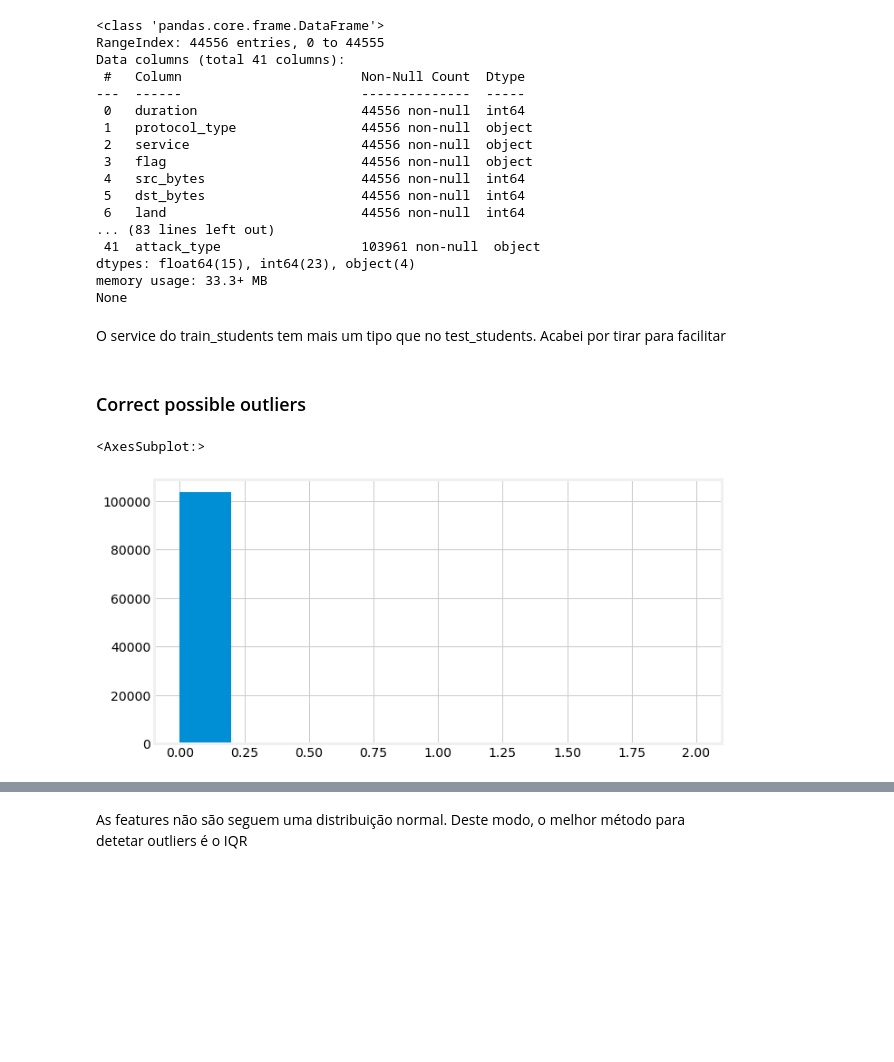
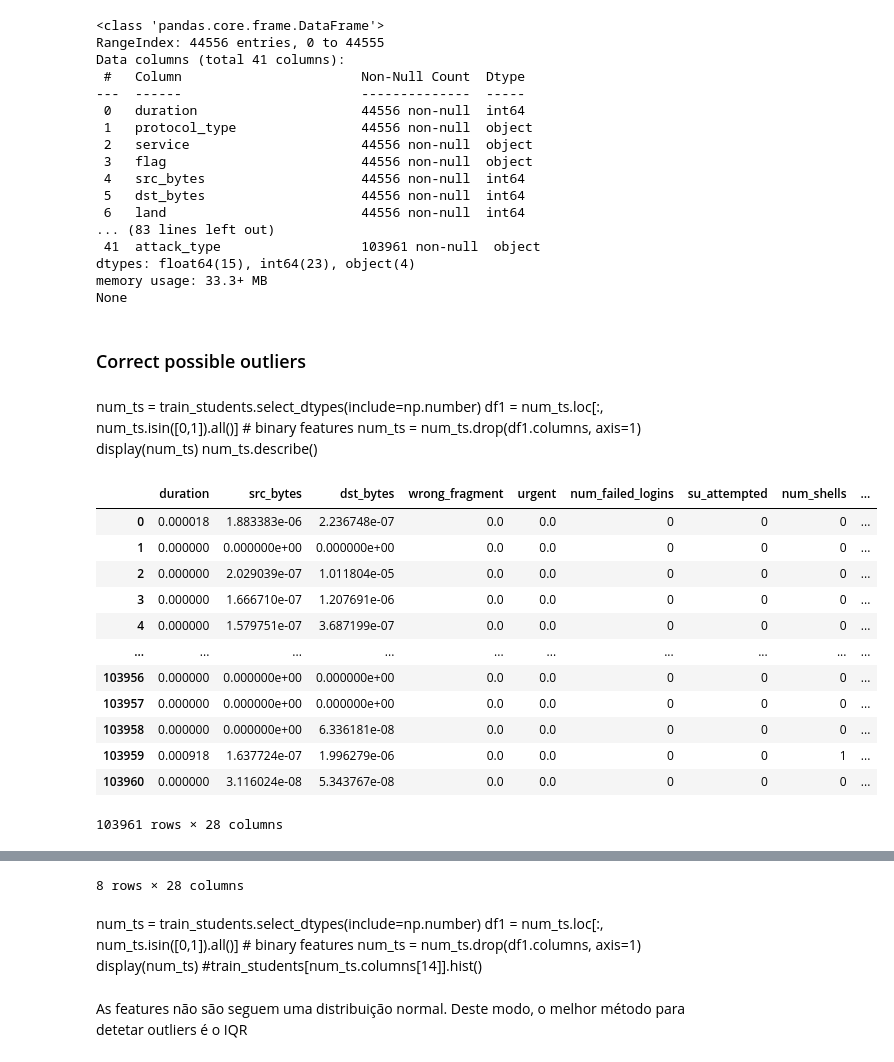
Before and after one commit to patii01/ACA-Project, a Jupyter notebook: ensembles.ipynb, the cells around one changed output, grey strips where cells are left out. Cells and saved outputs as stored; diff of their text form; code cells hidden in the pictures; blank space fills up the shorter version.

```diff
--- a/ensembles.ipynb
+++ b/ensembles.ipynb
@@ -60,14 +60,11 @@ Data columns (total 41 columns):
 dtypes: float64(15), int64(23), object(4)
 memory usage: 33.3+ MB
 None
-# %% [markdown]
-O service do train_students tem mais um tipo que no test_students. Acabei por tirar para facilitar
 # %% [markdown]
 ### Correct possible outliers
-# %%
-num_ts = train_students.select_dtypes(include=np.number)
-
-train_students[num_ts.columns[14]].hist()
-# %% [output]
-<AxesSubplot:>
-[figure, removed]
+# %% [markdown]
+num_ts = train_students.select_dtypes(include=np.number)
+df1 = num_ts.loc[:, num_ts.isin([0,1]).all()] # binary features
+num_ts = num_ts.drop(df1.columns, axis=1)
+display(num_ts)
+num_ts.describe()
@@ -73,0 +89,20 @@ train_students[num_ts.columns[14]].hist()
+# %%
+num_ts = train_students.select_dtypes(include=np.number)
+df1 = num_ts.loc[:, num_ts.isin([0,1]).all()] # binary features
+num_ts = num_ts.drop(df1.columns, axis=1)
+display(num_ts)
+num_ts.describe()
+# %% [output]
+|  | duration | src_bytes | dst_bytes | wrong_fragment | urgent | num_failed_logins | su_attempted | num_shells | ... |
+| 0 | 0.000018 | 1.883383e-06 | 2.236748e-07 | 0.0 | 0.0 | 0 | 0 | 0 | ... |
+| 1 | 0.000000 | 0.000000e+00 | 0.000000e+00 | 0.0 | 0.0 | 0 | 0 | 0 | ... |
+| 2 | 0.000000 | 2.029039e-07 | 1.011804e-05 | 0.0 | 0.0 | 0 | 0 | 0 | ... |
+| 3 | 0.000000 | 1.666710e-07 | 1.207691e-06 | 0.0 | 0.0 | 0 | 0 | 0 | ... |
+| 4 | 0.000000 | 1.579751e-07 | 3.687199e-07 | 0.0 | 0.0 | 0 | 0 | 0 | ... |
+| ... | ... | ... | ... | ... | ... | ... | ... | ... | ... |
+| 103956 | 0.000000 | 0.000000e+00 | 0.000000e+00 | 0.0 | 0.0 | 0 | 0 | 0 | ... |
+| 103957 | 0.000000 | 0.000000e+00 | 0.000000e+00 | 0.0 | 0.0 | 0 | 0 | 0 | ... |
+| 103958 | 0.000000 | 0.000000e+00 | 6.336181e-08 | 0.0 | 0.0 | 0 | 0 | 0 | ... |
+| 103959 | 0.000918 | 1.637724e-07 | 1.996279e-06 | 0.0 | 0.0 | 0 | 0 | 1 | ... |
+| 103960 | 0.000000 | 3.116024e-08 | 5.343767e-08 | 0.0 | 0.0 | 0 | 0 | 0 | ... |
+103961 rows × 28 columns
@@ -74,2 +118,9 @@ train_students[num_ts.columns[14]].hist()
+8 rows × 28 columns
+# %% [markdown]
+num_ts = train_students.select_dtypes(include=np.number)
+df1 = num_ts.loc[:, num_ts.isin([0,1]).all()] # binary features
+num_ts = num_ts.drop(df1.columns, axis=1)
+display(num_ts)
+#train_students[num_ts.columns[14]].hist()
 # %% [markdown]
 As features não são seguem uma distribuição normal. Deste modo, o melhor método para detetar outliers é o IQR
```
Also changed, not shown: parts of 23 cells of this notebook, 6 other files.
